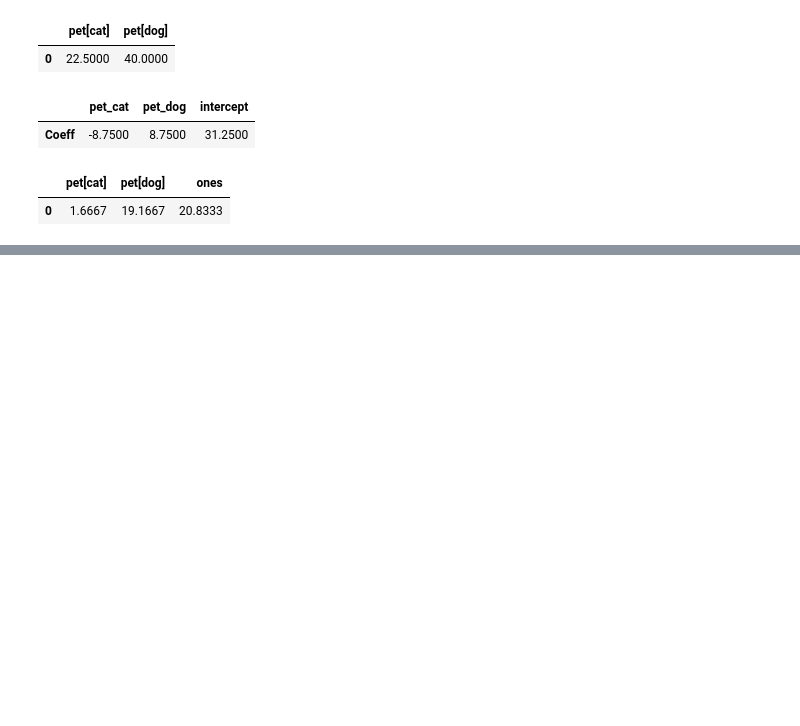
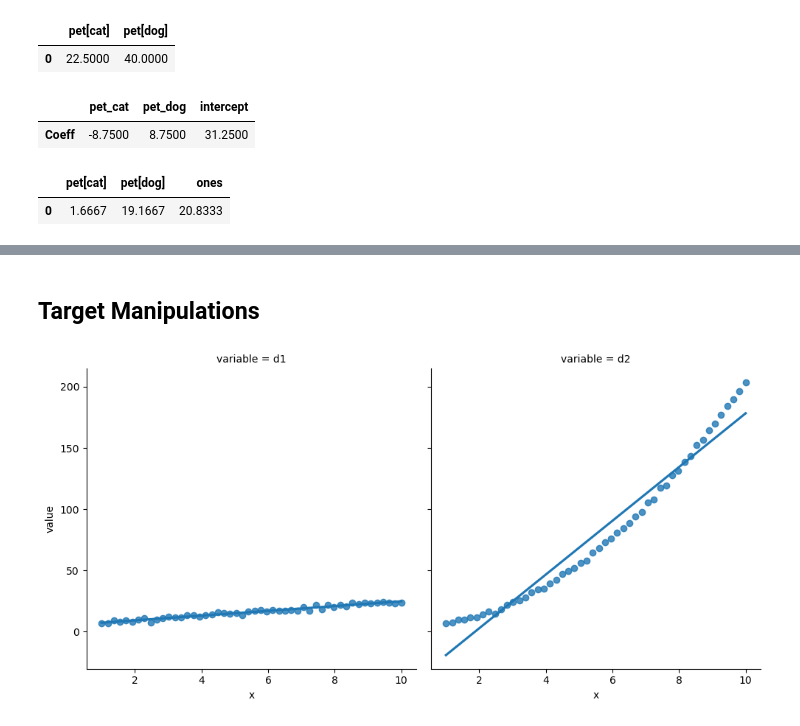
Before and after one commit to christina-go/machine_learning, a Jupyter notebook: MLWPY/ML_Python_CH10.ipynb, the cells around one changed output, grey strips where cells are left out. Saved outputs shown, nothing was run; the diff lists cells and outputs as text; code cells hidden in the pictures; blank space fills up the shorter version.

```diff
--- a/MLWPY/ML_Python_CH10.ipynb
+++ b/MLWPY/ML_Python_CH10.ipynb
@@ -303,0 +589,17 @@ display(pd.DataFrame(sm_model.params).T)
+# %% [markdown]
+## Target Manipulations
+# %%
+x = np.linspace(1, 10, 50)
+n1 = np.random.normal(size=x.shape)
+
+comparison = pd.DataFrame({"x" : x,
+                          "d1" : 2*x+5 + n1,
+                          "d2" : 2*x**2+5 + n1})
+
+comparison['x'] = x
+melted = pd.melt(comparison, id_vars=['x'])
+# %%
+sns.lmplot(x='x', y='value',
+          data=melted, col='variable', ci=None);
+# %% [output]
+[figure, added]
```
Also changed, not shown: parts of 29 cells of this notebook, 5 other files.
